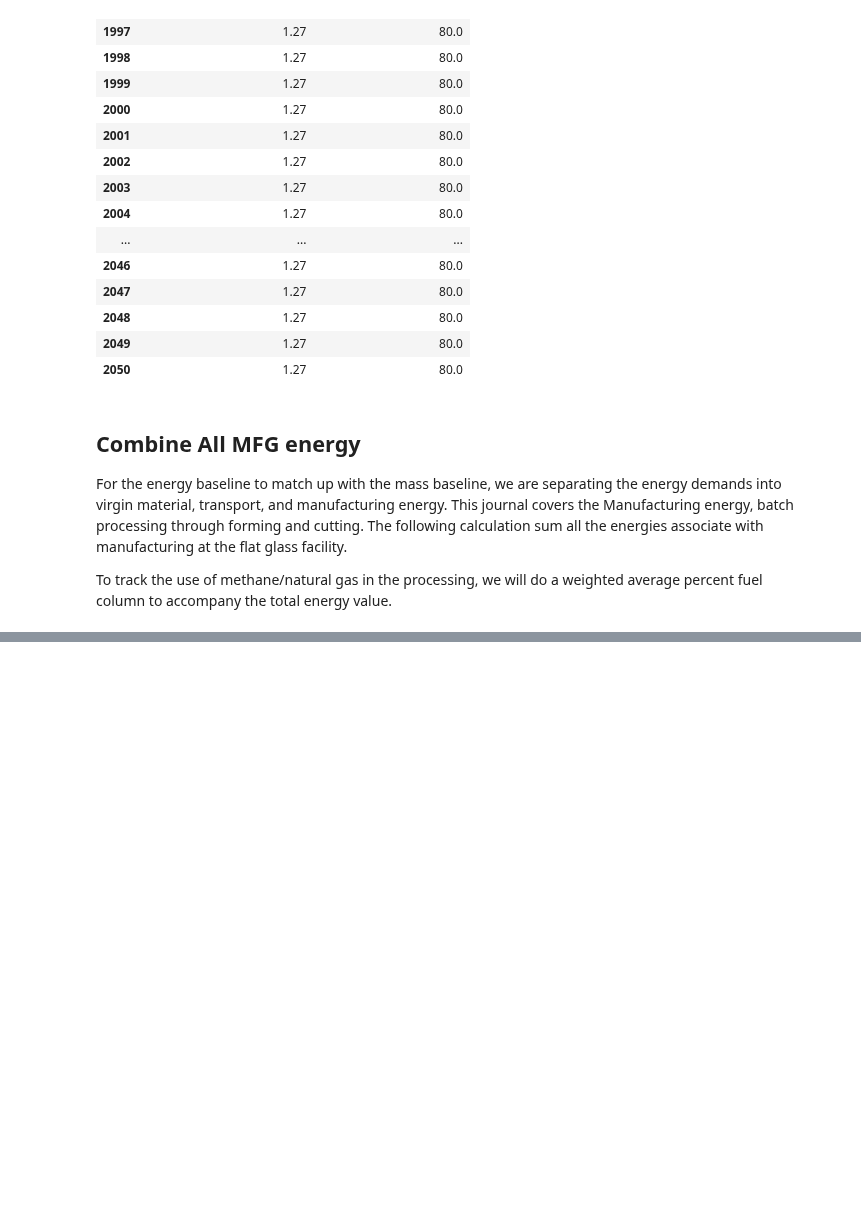
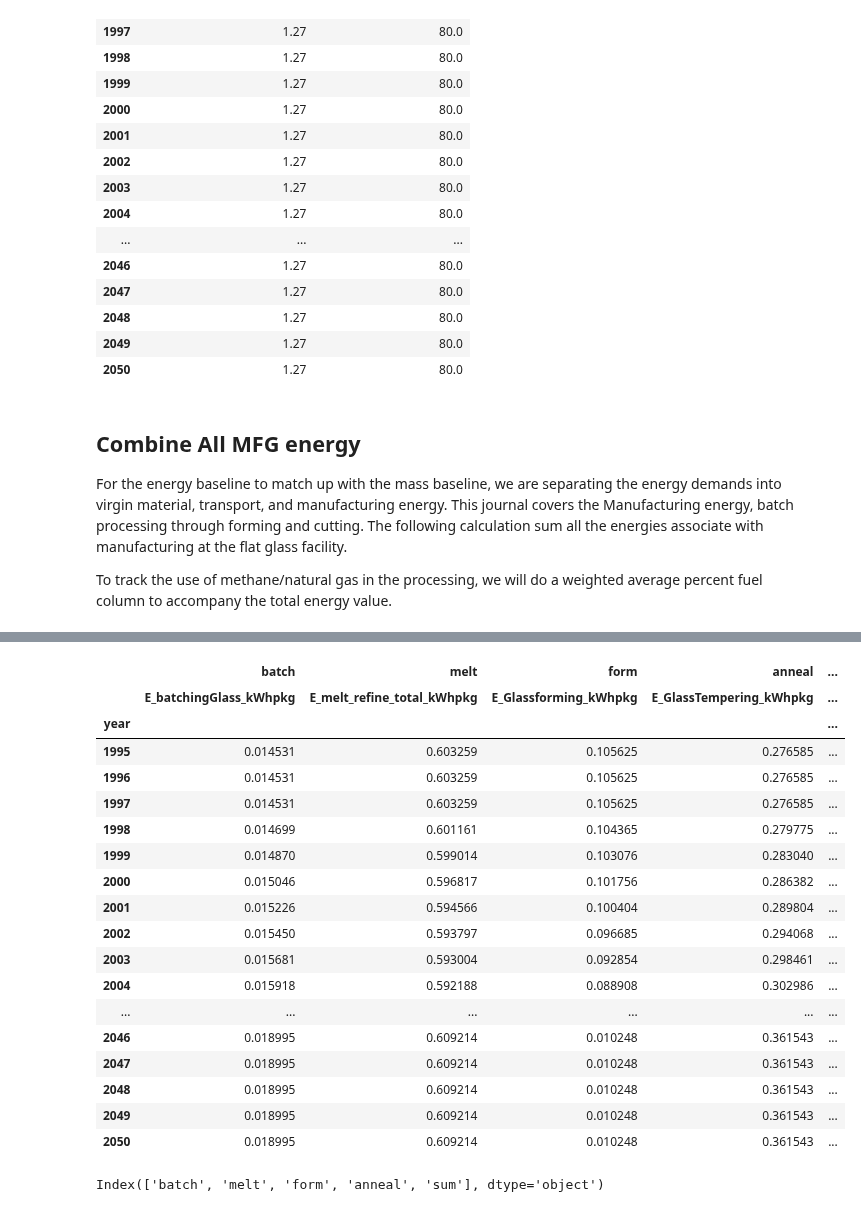
Before and after one commit to NREL/PV_ICE, a Jupyter notebook: docs/tutorials/baseline development documentation/(baseline development) Energy Glass Batch Prep - Post Forming.ipynb, the cells around one changed output, grey strips where cells are left out. Drawn from its saved outputs; the diff is of its cells as text; code cells hidden in the pictures; blank space fills up the shorter version.

```diff
--- a/docs/tutorials/baseline development documentation/(baseline development) Energy Glass Batch Prep - Post Forming.ipynb
+++ b/docs/tutorials/baseline development documentation/(baseline development) Energy Glass Batch Prep - Post Forming.ipynb
@@ -283,2 +305,31 @@ energies_mfg_glass['E_mfg_glass_kWhpkg'] = energies_mfg_glass.filter(regex='^E_'
 # %%
 #Take weighted average of PRCT Fuel by energy step
+wting_factors = energies_mfg_glass.filter(like='E_')
+wting_factors = wting_factors.div(energies_mfg_glass['sum','E_mfg_glass_kWhpkg'], axis=0)
+#wting_factors.drop('E_mfg_glass_kWhpkg', axis=1, inplace=True)
+wting_factors
+# %% [output]
+|  | batch | melt | form | anneal | ... |
+|  | E_batchingGlass_kWhpkg | E_melt_refine_total_kWhpkg | E_Glassforming_kWhpkg | E_GlassTempering_kWhpkg | ... |
+| year |  |  |  |  | ... |
+| 1995 | 0.014531 | 0.603259 | 0.105625 | 0.276585 | ... |
+| 1996 | 0.014531 | 0.603259 | 0.105625 | 0.276585 | ... |
+| 1997 | 0.014531 | 0.603259 | 0.105625 | 0.276585 | ... |
+| 1998 | 0.014699 | 0.601161 | 0.104365 | 0.279775 | ... |
+| 1999 | 0.014870 | 0.599014 | 0.103076 | 0.283040 | ... |
+| 2000 | 0.015046 | 0.596817 | 0.101756 | 0.286382 | ... |
+| 2001 | 0.015226 | 0.594566 | 0.100404 | 0.289804 | ... |
+| 2002 | 0.015450 | 0.593797 | 0.096685 | 0.294068 | ... |
+| 2003 | 0.015681 | 0.593004 | 0.092854 | 0.298461 | ... |
+| 2004 | 0.015918 | 0.592188 | 0.088908 | 0.302986 | ... |
+| ... | ... | ... | ... | ... | ... |
+| 2046 | 0.018995 | 0.609214 | 0.010248 | 0.361543 | ... |
+| 2047 | 0.018995 | 0.609214 | 0.010248 | 0.361543 | ... |
+| 2048 | 0.018995 | 0.609214 | 0.010248 | 0.361543 | ... |
+| 2049 | 0.018995 | 0.609214 | 0.010248 | 0.361543 | ... |
+| 2050 | 0.018995 | 0.609214 | 0.010248 | 0.361543 | ... |
+# %%
+fuel_fraction = energies_mfg_glass.filter(like='Prct_')
+fuel_fraction.columns.levels[0]
+# %% [output]
+Index(['batch', 'melt', 'form', 'anneal', 'sum'], dtype='object')
```
Also changed, not shown: parts of 6 cells of this notebook, 4 other files.
